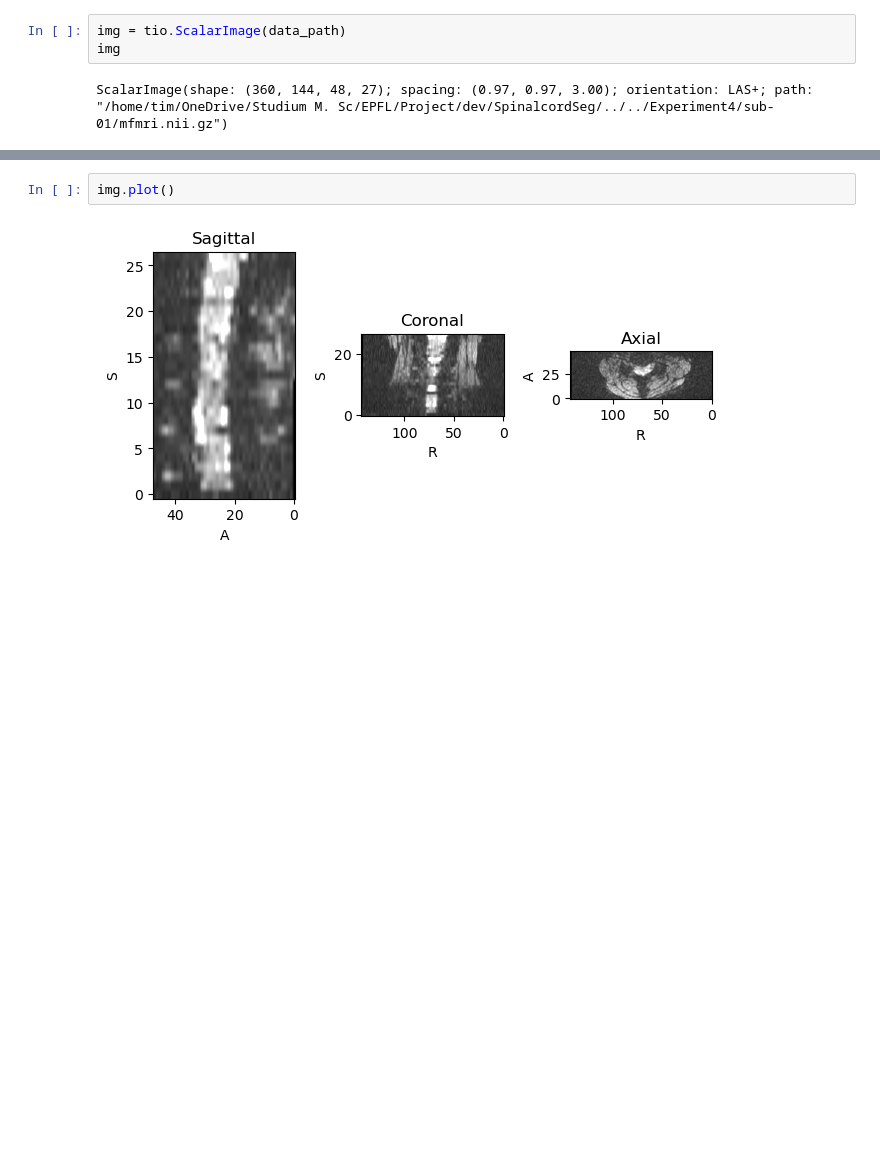
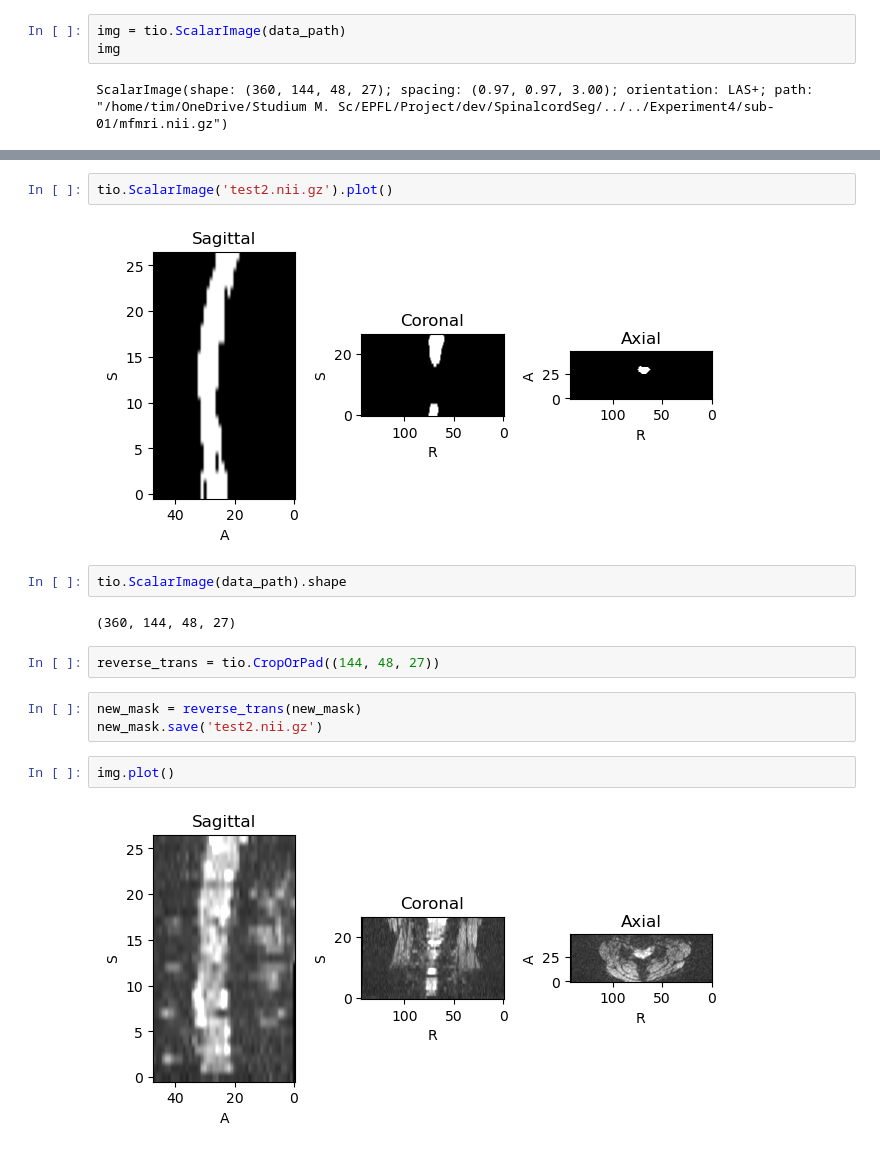
Before and after one commit to TimXdang/SpinalcordSeg, a Jupyter notebook: Playground_2.ipynb, the cells around one changed output, grey strips where cells are left out. Saved outputs shown, nothing was run; the diff lists cells and outputs as text; blank space fills up the shorter version.

```diff
--- a/Playground 2.ipynb
+++ b/Playground_2.ipynb
@@ -28,3 +43,16 @@ ScalarImage(shape: (360, 144, 48, 27); spacing: (0.97, 0.97, 3.00); orientation:
+# %%
+tio.ScalarImage('test2.nii.gz').plot()
+# %% [output]
+[figure, added]
+# %%
+tio.ScalarImage(data_path).shape
+# %% [output]
+(360, 144, 48, 27)
+# %%
+reverse_trans = tio.CropOrPad((144, 48, 27))
+# %%
+new_mask = reverse_trans(new_mask)
+new_mask.save('test2.nii.gz')
 # %%
 img.plot()
 # %% [output]
```
Also changed, not shown: parts of 45 cells of this notebook.
